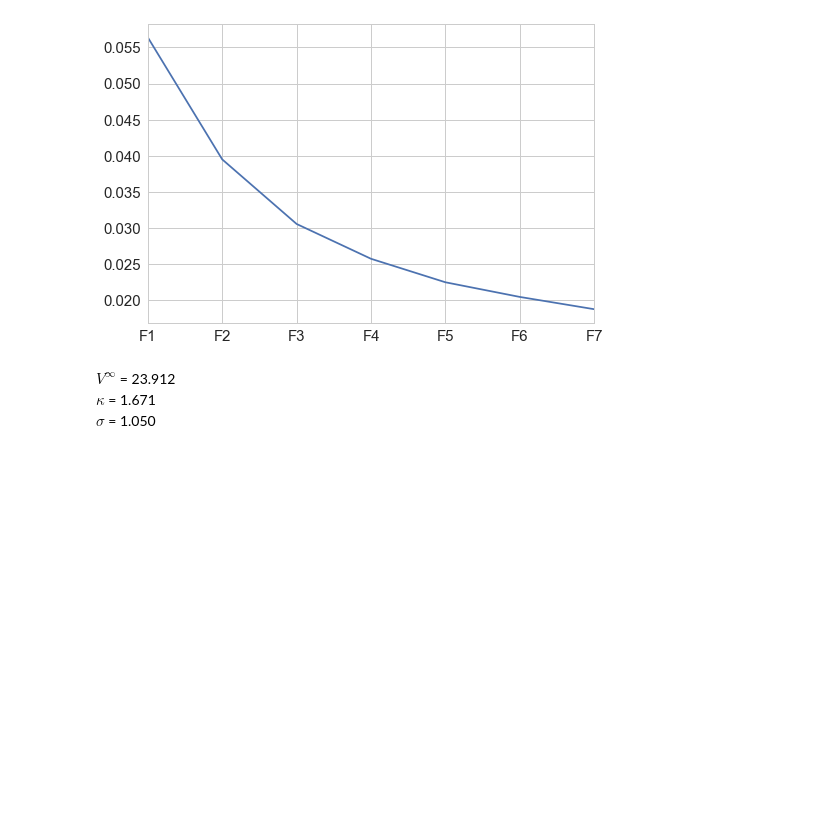
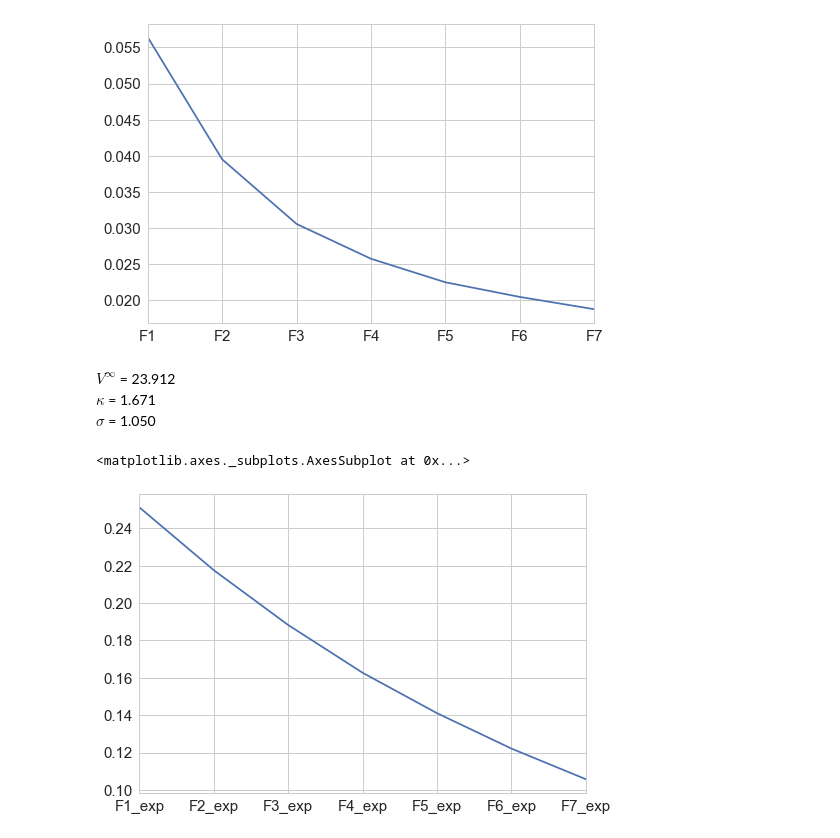
Before and after one commit to canelbiryol/Risk_Portfolio_Management, a Jupyter notebook: Homework3/Homework3.ipynb, the cells around one changed output. Saved outputs shown, nothing was run; the diff lists cells and outputs as text; code cells hidden in the pictures; blank space fills up the shorter version.

```diff
--- a/Homework3/Homework3.ipynb
+++ b/Homework3/Homework3.ipynb
@@ -390,11 +390,19 @@ $V^\infty$ = 23.912
 $\kappa$ = 1.671
 $\sigma$ = 1.050
 # %%
-v_inf_op = 23.912
-kappa_op = 1.671
-sigma_op = 1.050
+v_inf = 23.912
+kappa = 1.671
+sigma = 1.050
 tau = df[['F1_exp', 'F2_exp', 'F3_exp', 'F4_exp', 'F5_exp', 'F6_exp', 'F7_exp']]/252
-vix_emp = df['vix']
+vix = df[['vix']]
 # %%
-f = np.exp(-kappa*tau)*np.log(vix) + (1-np.exp(-kappa*tau))*np.log(v_inf)\
-        + (sigma**2/(4*kappa))*(np.exp(-kappa*tau) - np.exp(-2*kappa*tau))
+a = np.log(vix)
+b = np.exp(-kappa*tau)
+c1 = (np.exp(-kappa*tau).multiply(np.log(vix)["vix"], axis="index"))
+c2 = (1-np.exp(-kappa*tau).multiply(np.log(v_inf)))
+c3 = ((sigma**2/(4*kappa)) * (np.exp(-kappa*tau) - np.exp(-2*kappa*tau)))
+log_v_tau = c1 + c2 + c3
+log_v_tau.std().plot()
+# %% [output]
+<matplotlib.axes._subplots.AxesSubplot at 0x...>
+[figure, added]
```
